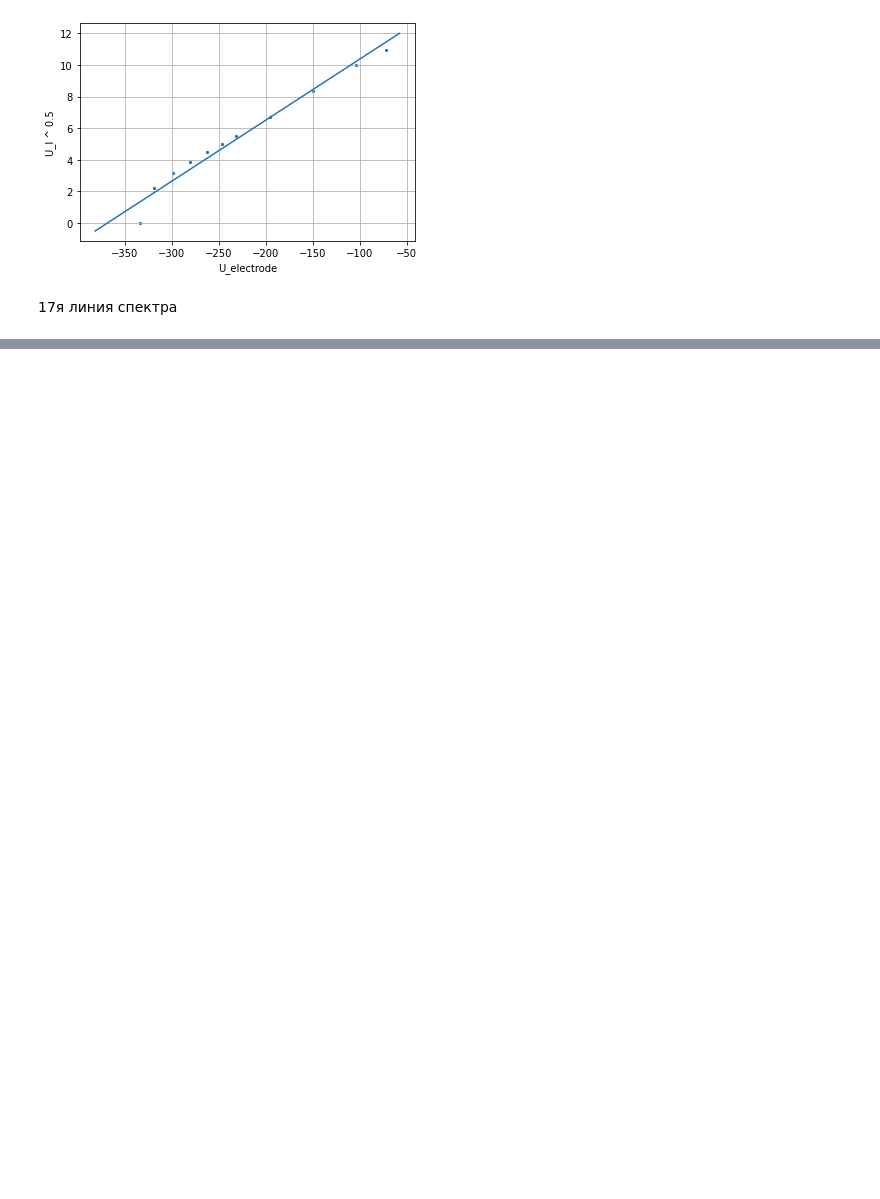
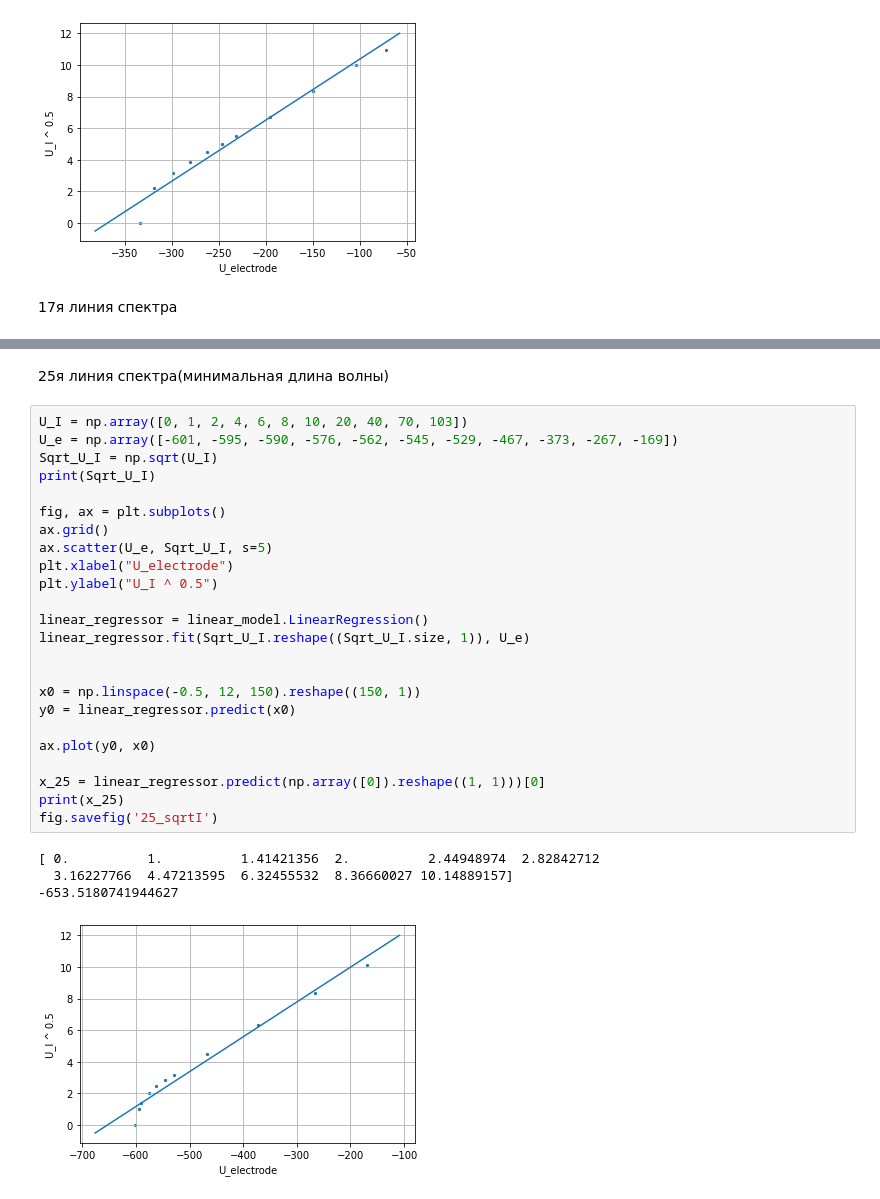
Before and after one commit to ivan-shargin/Physics, a Jupyter notebook: Lab_photo.ipynb, the cells around one changed output, grey strips where cells are left out. Cells and saved outputs as stored; diff of their text form; blank space fills up the shorter version.

```diff
--- a/Lab_photo.ipynb
+++ b/Lab_photo.ipynb
@@ -143,0 +191,31 @@ print(linear_regressor.predict(np.array([0]).reshape((1, 1))))
+# %% [markdown]
+25я линия спектра(минимальная длина волны)
+# %%
+U_I = np.array([0, 1, 2, 4, 6, 8, 10, 20, 40, 70, 103])
+U_e = np.array([-601, -595, -590, -576, -562, -545, -529, -467, -373, -267, -169])
+Sqrt_U_I = np.sqrt(U_I)
+print(Sqrt_U_I)
+
+fig, ax = plt.subplots()
+ax.grid()
+ax.scatter(U_e, Sqrt_U_I, s=5)
+plt.xlabel("U_electrode")
+plt.ylabel("U_I ^ 0.5")
+
+linear_regressor = linear_model.LinearRegression()
+linear_regressor.fit(Sqrt_U_I.reshape((Sqrt_U_I.size, 1)), U_e)
+
+
+x0 = np.linspace(-0.5, 12, 150).reshape((150, 1))
+y0 = linear_regressor.predict(x0)
+
+ax.plot(y0, x0)
+
+x_25 = linear_regressor.predict(np.array([0]).reshape((1, 1)))[0]
+print(x_25)
+fig.savefig('25_sqrtI')
+# %% [output]
+[ 0.          1.          1.41421356  2.          2.44948974  2.82842712
+  3.16227766  4.47213595  6.32455532  8.36660027 10.14889157]
+-653.5180741944627
+[figure, added]
```
Also changed, not shown: parts of 10 cells of this notebook, 17 other files.
